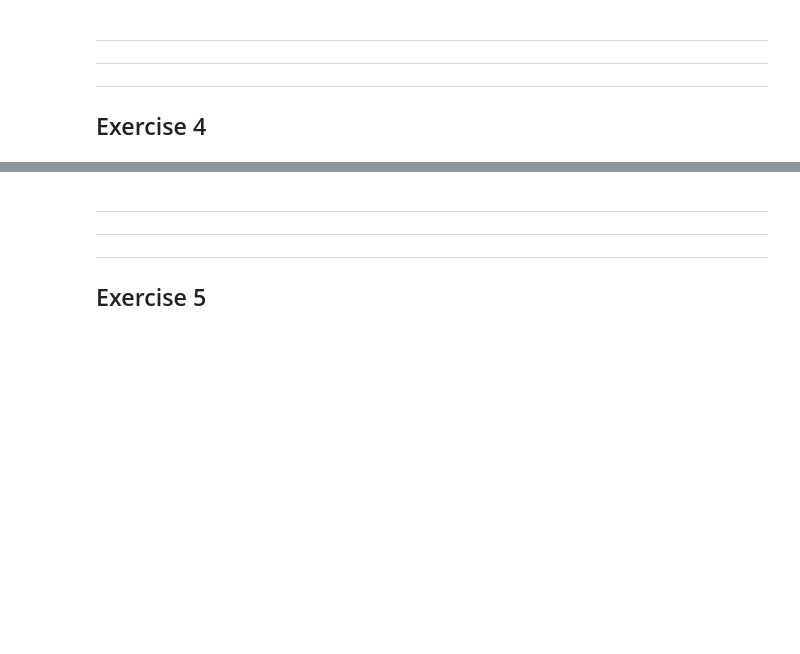
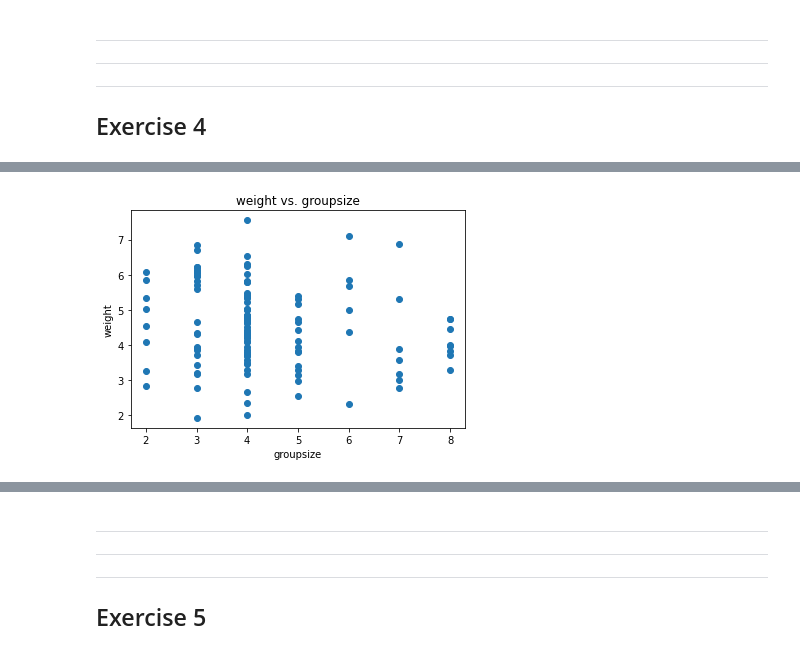
Before and after one commit to qlero/UCA_MSc-DS2, a Jupyter notebook: bayesian_learning/assignments/assignment_2/assignments_2.ipynb, the cells around one changed output, grey strips where cells are left out. Saved outputs shown, nothing was run; the diff lists cells and outputs as text; code cells hidden in the pictures; blank space fills up the shorter version.

```diff
--- a/bayesian_learning/assignments/assignment_2/assignments_2.ipynb
+++ b/bayesian_learning/assignments/assignment_2/assignments_2.ipynb
@@ -232,0 +314,5 @@ Fit a regression for *weight* as a linear function of *area*, and a regression f
+# %%
+x, y, title= ("groupsize", "weight", "weight vs. groupsize")
+plot_relationship(data[x], data[y], x, y, title)
+# %% [output]
+[figure, added]
```
Also changed, not shown: parts of 17 cells of this notebook.
